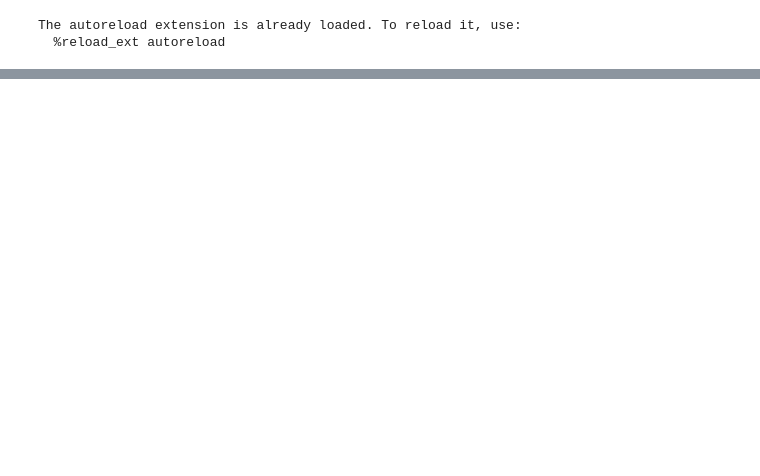
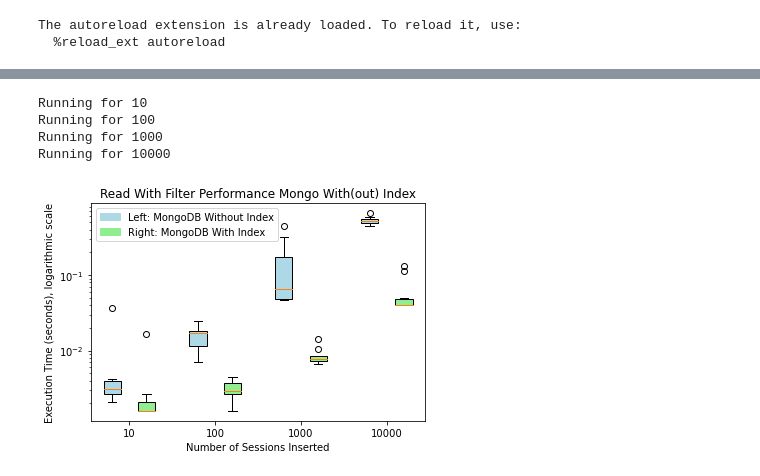
Before and after one commit to FelixKStudent/DBI-Project-Poker, a Jupyter notebook: DB/PerformanceComparison.ipynb, the cells around one changed output, grey strips where cells are left out. Saved outputs shown, nothing was run; the diff lists cells and outputs as text; code cells hidden in the pictures; blank space fills up the shorter version.

Commit message:
Index, aggregation

```diff
--- a/DB/PerformanceComparison.ipynb
+++ b/DB/PerformanceComparison.ipynb
@@ -142,0 +144,39 @@ Running for 10000
+# %%
+# Indexing Test
+
+test = (read_with_filter_test_mongo, read_with_filter_test_postgres, 'Read With Filter Performance Comparison: MongoDB vs PostgreSQL', True)
+
+
+without_index = [[0.03675413131713867, 0.0032148361206054688, 0.002646923065185547, 0.0034804344177246094, 0.004194974899291992, 0.002644777297973633, 0.003051280975341797, 0.002618074417114258, 0.0021212100982666016, 0.004152536392211914], [0.017447710037231445, 0.0185396671295166, 0.016596078872680664, 0.013623714447021484, 0.024375200271606445, 0.01723170280456543, 0.011016607284545898, 0.007009029388427734, 0.021129608154296875, 0.010144948959350586], [0.11025476455688477, 0.058759450912475586, 0.0485842227935791, 0.04772520065307617, 0.048201799392700195, 0.04698061943054199, 0.4479818344116211, 0.19554448127746582, 0.3186533451080322, 0.07147049903869629], [0.5492751598358154, 0.5567548274993896, 0.660921573638916, 0.5157301425933838, 0.5221428871154785, 0.4780879020690918, 0.4484214782714844, 0.5807690620422363, 0.5243608951568604, 0.4870336055755615]]
+with_index = []
+for num_sessions in num_sessions_list:
+    print("Running for " + str(num_sessions))
+    faker = DataFaker(5, 10, num_sessions, 100, 2, 5, 10)
+
+    times_mongo = run_tests('mongo', faker, num_tests, test[0], test[1], test[3])
+    with_index.append(times_mongo)
+
+fig, ax = plt.subplots()
+ax.boxplot(without_index, positions=np.arange(len(num_sessions_list))*2-0.4, widths=0.4, patch_artist=True, boxprops=dict(facecolor='lightblue'))
+ax.boxplot(with_index, positions=np.arange(len(num_sessions_list))*2+0.4, widths=0.4, patch_artist=True, boxprops=dict(facecolor='lightgreen'))
+
+ax.set_xticks(np.arange(len(num_sessions_list))*2)
+ax.set_xticklabels([str(num) for num in num_sessions_list])
+ax.set_xlabel('Number of Sessions Inserted')
+ax.set_ylabel('Execution Time (seconds), logarithmic scale')
+ax.set_title("Read With Filter Performance Mongo With(out) Index")
+plt.yscale('log')
+
+# Add legend
+legend_labels = ['Left: MongoDB Without Index', 'Right: MongoDB With Index']
+legend_colors = ['lightblue', 'lightgreen']
+legend_patches = [plt.Rectangle((0, 0), 1, 1, color=color) for color in legend_colors]
+ax.legend(legend_patches, legend_labels)
+
+plt.show()
+# %% [output]
+Running for 10
+Running for 100
+Running for 1000
+Running for 10000
+[figure, added]
```
Also changed, not shown: parts of 2 cells of this notebook, 3 other files.
